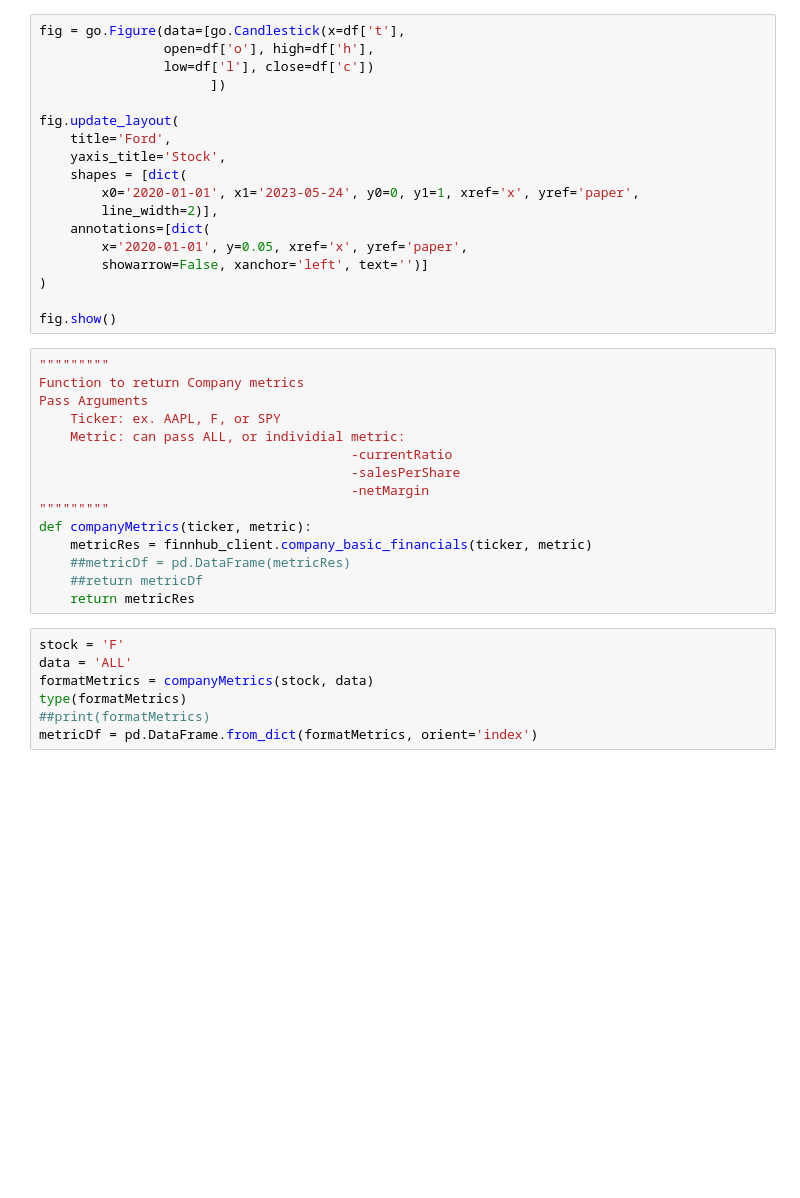
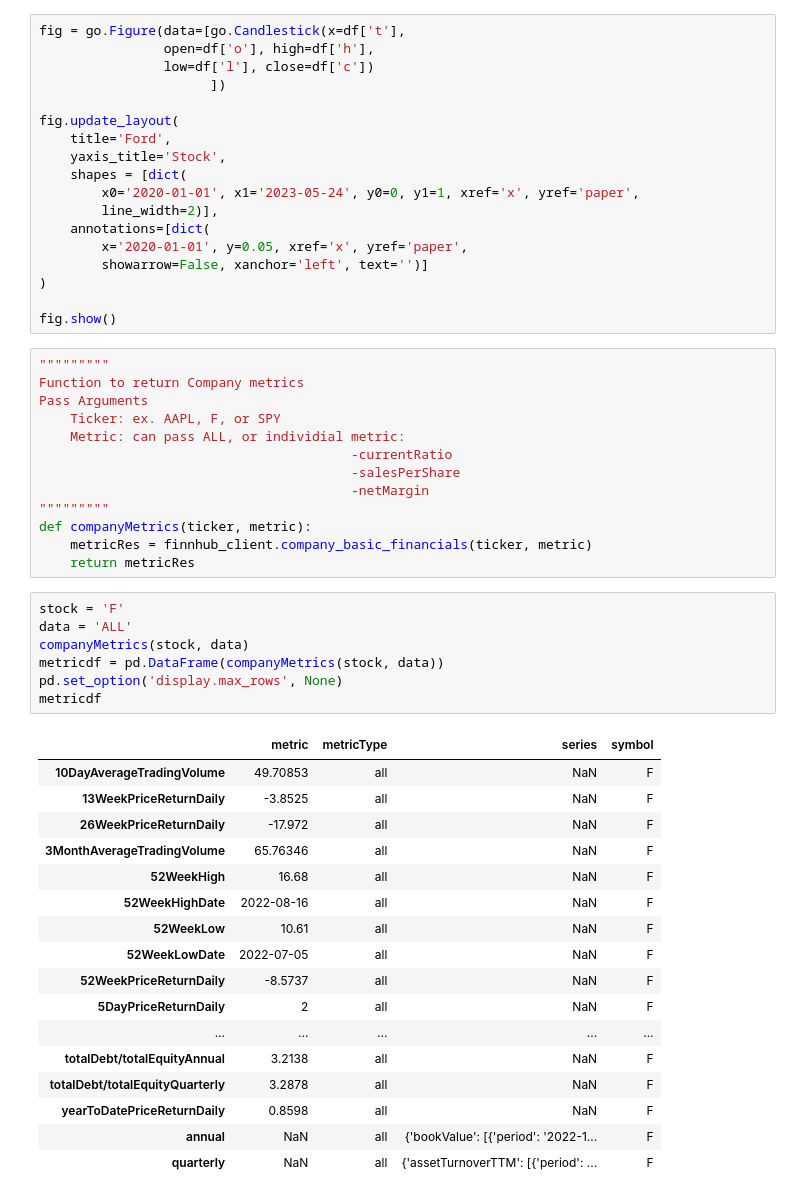
Before and after one commit to FreeBogone/StockTracker, a Jupyter notebook: StockAPI.ipynb, the cells around one changed output. Saved outputs shown, nothing was run; the diff lists cells and outputs as text; blank space fills up the shorter version.

Commit message:
finished company metrics function

```diff
--- a/StockAPI.ipynb
+++ b/StockAPI.ipynb
@@ -46,13 +62,29 @@ Pass Arguments
 """""""""
 def companyMetrics(ticker, metric):
     metricRes = finnhub_client.company_basic_financials(ticker, metric)
-    ##metricDf = pd.DataFrame(metricRes)
-    ##return metricDf
     return metricRes
 # %%
 stock = 'F'
 data = 'ALL'
-formatMetrics = companyMetrics(stock, data)
-type(formatMetrics)
-##print(formatMetrics)
-metricDf = pd.DataFrame.from_dict(formatMetrics, orient='index')
+companyMetrics(stock, data)
+metricdf = pd.DataFrame(companyMetrics(stock, data))
+pd.set_option('display.max_rows', None)
+metricdf
+# %% [output]
+|  | metric | metricType | series | symbol |
+| 10DayAverageTradingVolume | 49.70853 | all | NaN | F |
+| 13WeekPriceReturnDaily | -3.8525 | all | NaN | F |
+| 26WeekPriceReturnDaily | -17.972 | all | NaN | F |
+| 3MonthAverageTradingVolume | 65.76346 | all | NaN | F |
+| 52WeekHigh | 16.68 | all | NaN | F |
+| 52WeekHighDate | 2022-08-16 | all | NaN | F |
+| 52WeekLow | 10.61 | all | NaN | F |
+| 52WeekLowDate | 2022-07-05 | all | NaN | F |
+| 52WeekPriceReturnDaily | -8.5737 | all | NaN | F |
+| 5DayPriceReturnDaily | 2 | all | NaN | F |
+| ... | ... | ... | ... | ... |
+| totalDebt/totalEquityAnnual | 3.2138 | all | NaN | F |
+| totalDebt/totalEquityQuarterly | 3.2878 | all | NaN | F |
+| yearToDatePriceReturnDaily | 0.8598 | all | NaN | F |
+| annual | NaN | all | {'bookValue': [{'period': '2022-1... | F |
+| quarterly | NaN | all | {'assetTurnoverTTM': [{'period': ... | F |
```
Also changed, not shown: parts of 2 cells of this notebook.
